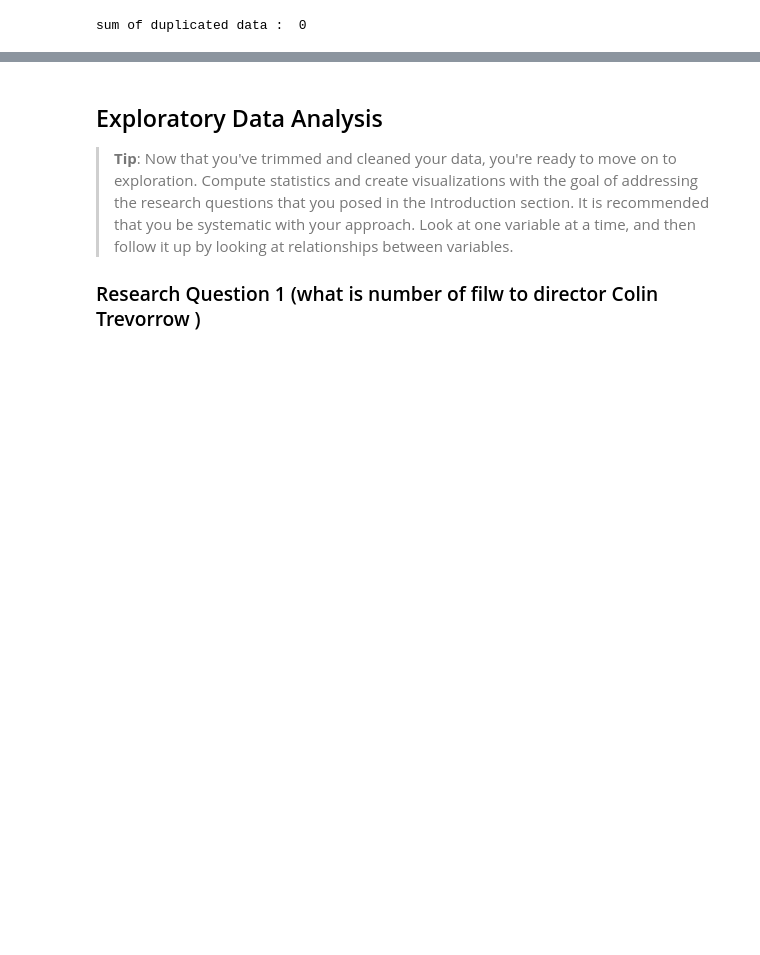
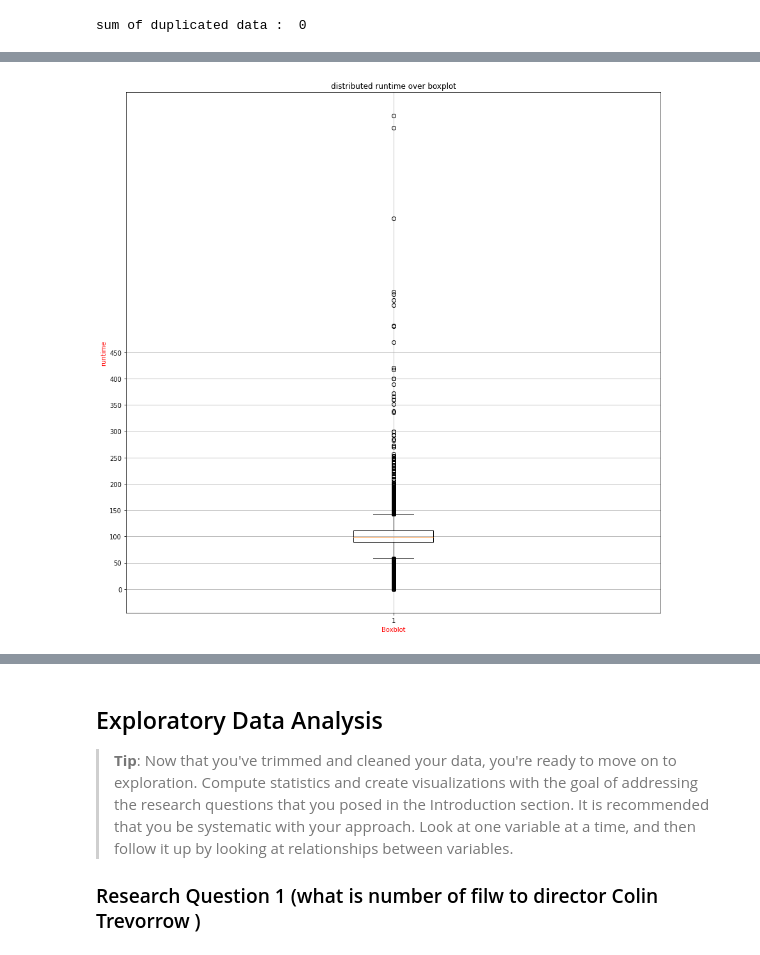
Before and after one commit to ahmed-hassan97/Investigate_TMDb_Movies, a Jupyter notebook: Investigate_a_Dataset.ipynb, the cells around one changed output, grey strips where cells are left out. Saved outputs shown, nothing was run; the diff lists cells and outputs as text; code cells hidden in the pictures; blank space fills up the shorter version.

```diff
--- a/Investigate_a_Dataset.ipynb
+++ b/Investigate_a_Dataset.ipynb
@@ -413,3 +347,0 @@ memory usage: 594.2+ KB
-# %%
-df['release_date'] = date['date']
-df.head(1)
@@ -454,0 +367,11 @@ df.to_csv('clean_data.csv' ,index=False)
+# %%
+plt.figure(figsize=(15,15))
+plt.grid()
+plt.xlabel('Boxblot' , color = 'red')
+plt.ylabel('runtime' , color = 'red')
+plt.title('distributed runtime over boxplot')
+plt.yticks([i for i in range(0,500,50)])
+plt.boxplot(df['runtime'])
+plt.show()
+# %% [output]
+[figure, added]
```
Also changed, not shown: parts of 34 cells of this notebook.
